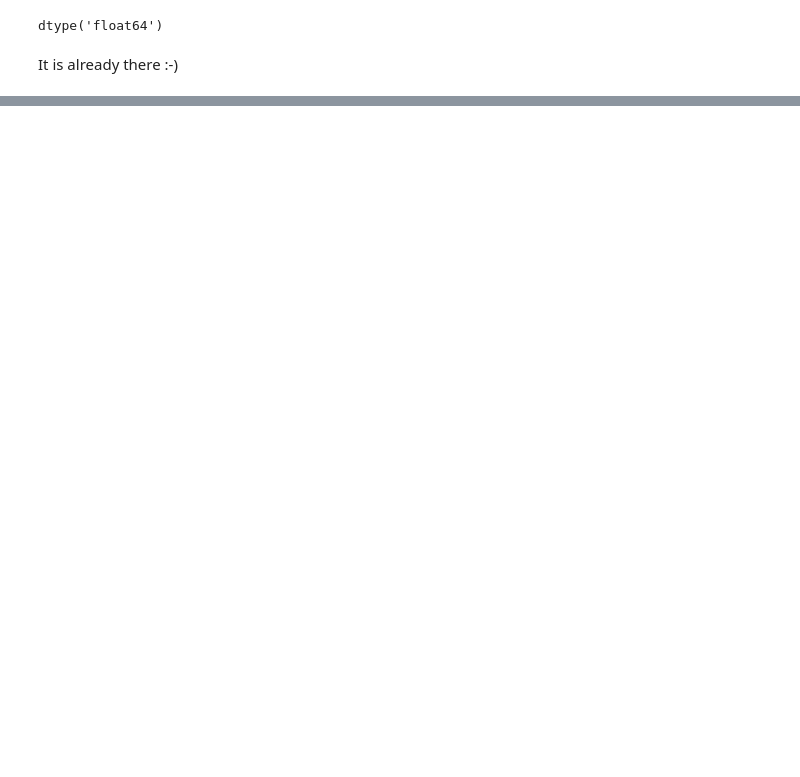
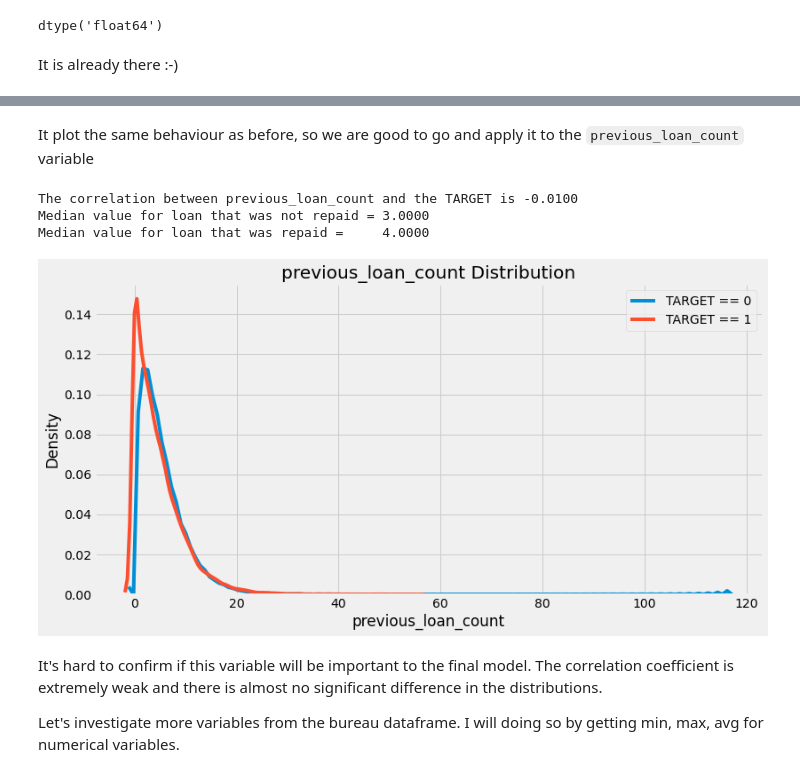
Before and after one commit to salma71/home_credit_risk, a Jupyter notebook: notebooks/KBF_engineering/credit_risk_part#2.ipynb, the cells around one changed output, grey strips where cells are left out. Drawn from its saved outputs; the diff is of its cells as text; code cells hidden in the pictures; blank space fills up the shorter version.

```diff
--- a/notebooks/KBF_engineering/credit_risk_part#2.ipynb
+++ b/notebooks/KBF_engineering/credit_risk_part#2.ipynb
@@ -99,0 +144,13 @@ It is already there :-)
+# %% [markdown]
+It plot the same behaviour as before, so we are good to go and apply it to the `previous_loan_count` variable
+# %%
+kde_target('previous_loan_count', train)
+# %% [output]
+The correlation between previous_loan_count and the TARGET is -0.0100
+Median value for loan that was not repaid = 3.0000
+Median value for loan that was repaid =     4.0000
+[figure, added]
+# %% [markdown]
+It's hard to confirm if this variable will be important to the final model. The correlation coefficient is extremely weak and there is almost no significant difference in the distributions.
+
+Let's investigate more variables from the bureau dataframe. I will doing so by getting min, max, avg for numerical variables.
```
Also changed, not shown: parts of 5 cells of this notebook.
